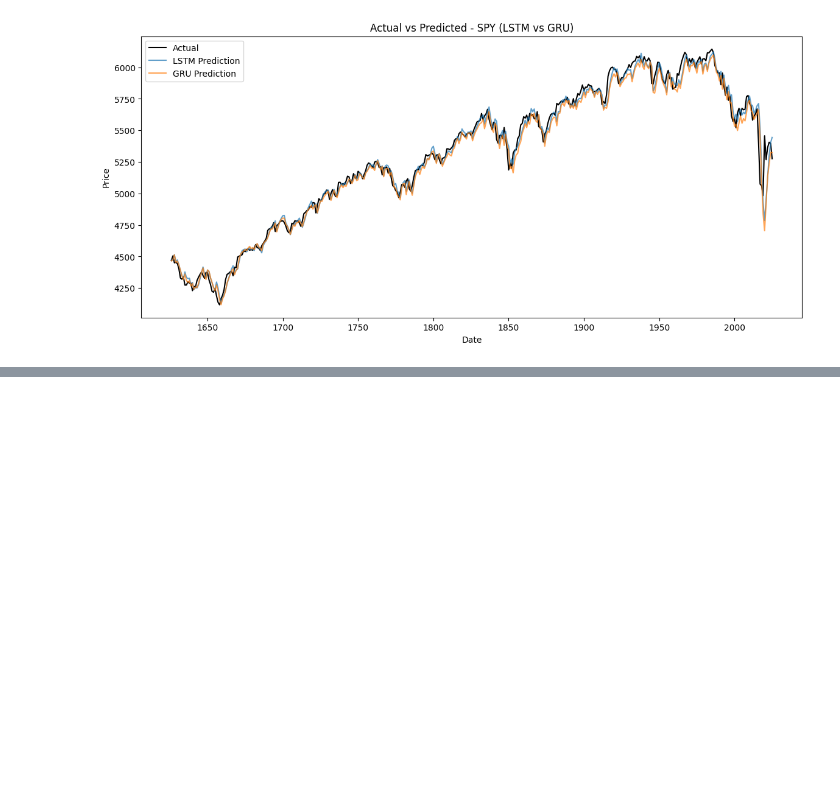
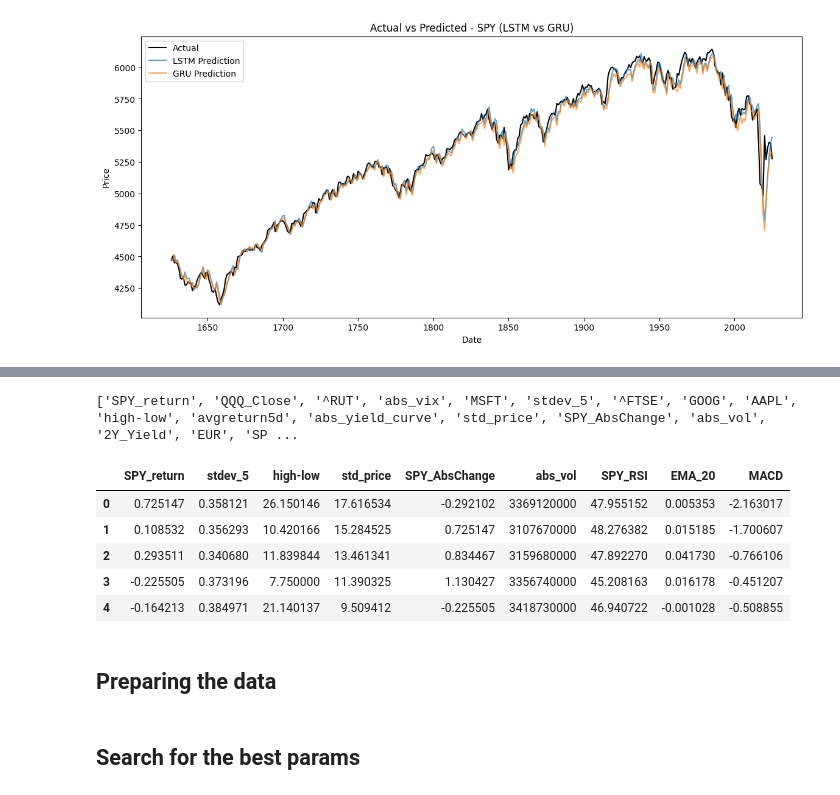
Before and after one commit to omerkobi/project-stock_Return, a Jupyter notebook: Deep_learning_2.ipynb, the cells around one changed output, grey strips where cells are left out. Saved outputs shown, nothing was run; the diff lists cells and outputs as text; code cells hidden in the pictures; blank space fills up the shorter version.

```diff
--- a/Deep_learning_2.ipynb
+++ b/Deep_learning_2.ipynb
@@ -640,0 +1508,3 @@ plt.show()
+# %%
+print(return_data.columns.to_list())
+return_data = return_data.reindex(columns=["SPY_return"] + list(return_data.columns.drop("SPY_return")))
@@ -640,0 +1515,8 @@ plt.show()
+# %%
+result1 = model_own_features(
+    data=SPY,
+    column='SPY_Close',
+    keep_columns=['SPY_Close','high-low','before_high-low','ds']
+)
+# %%
+return_data1 = return_data.merge(result1[['ds','MACD']], on='ds', how='inner')
@@ -640,0 +1525,6 @@ plt.show()
+# %%
+
+return_data1['month'] = return_data1['ds'].dt.month
+return_data1['day_of_week'] = return_data1['ds'].dt.dayofweek
+return_data1['day_of_week'] = return_data1['day_of_week'] + 2
+return_data1.info()
@@ -640,0 +1556,20 @@ plt.show()
+# %%
+for x in inner_cols:
+    if x not in cols:
+        cols.append(x)
+
+print(cols)
+# %% [output]
+['SPY_return', 'QQQ_Close', '^RUT', 'abs_vix', 'MSFT', 'stdev_5', '^FTSE', 'GOOG', 'AAPL', 'high-low', 'avgreturn5d', 'abs_yield_curve', 'std_price', 'SPY_AbsChange', 'abs_vol', '2Y_Yield', 'EUR', 'SP ...
+# %%
+#return_1.head()
+return_data1.head()
+# %% [output]
+|  | SPY_return | stdev_5 | high-low | std_price | SPY_AbsChange | abs_vol | SPY_RSI | EMA_20 | MACD |
+| 0 | 0.725147 | 0.358121 | 26.150146 | 17.616534 | -0.292102 | 3369120000 | 47.955152 | 0.005353 | -2.163017 |
+| 1 | 0.108532 | 0.356293 | 10.420166 | 15.284525 | 0.725147 | 3107670000 | 48.276382 | 0.015185 | -1.700607 |
+| 2 | 0.293511 | 0.340680 | 11.839844 | 13.461341 | 0.834467 | 3159680000 | 47.892270 | 0.041730 | -0.766106 |
+| 3 | -0.225505 | 0.373196 | 7.750000 | 11.390325 | 1.130427 | 3356740000 | 45.208163 | 0.016178 | -0.451207 |
+| 4 | -0.164213 | 0.384971 | 21.140137 | 9.509412 | -0.225505 | 3418730000 | 46.940722 | -0.001028 | -0.508855 |
+# %% [markdown]
+## Preparing the data
@@ -640,0 +1644,2 @@ plt.show()
+# %% [markdown]
+## Search for the best params
```
Also changed, not shown: parts of 80 cells of this notebook, 2 other files.
